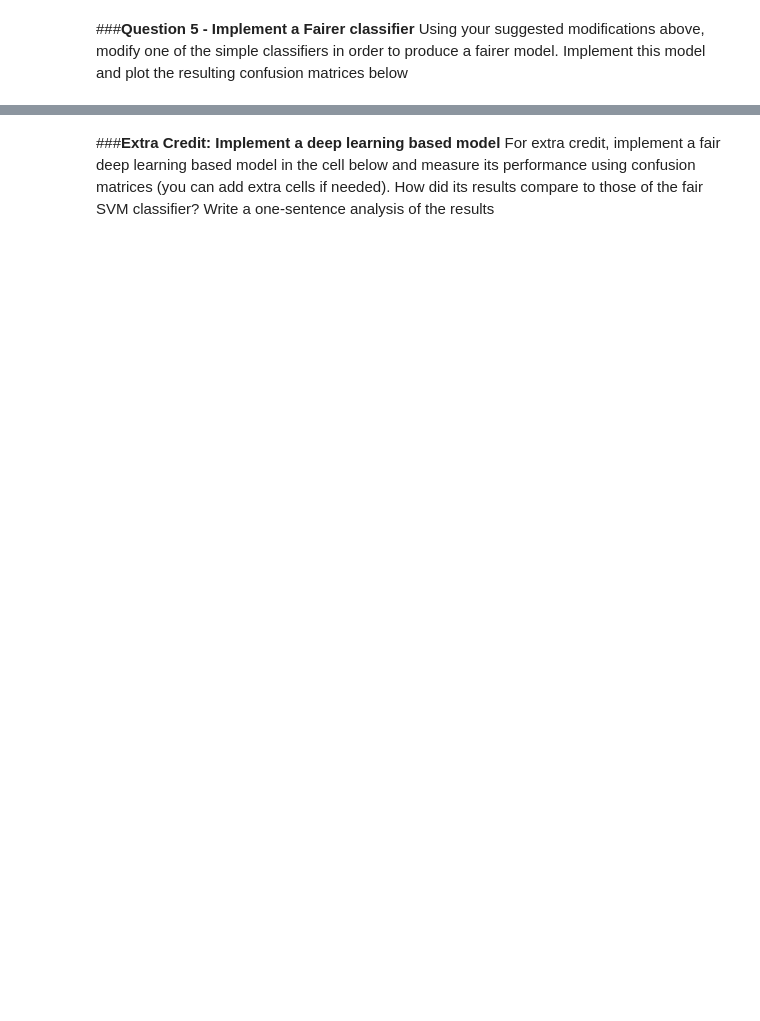
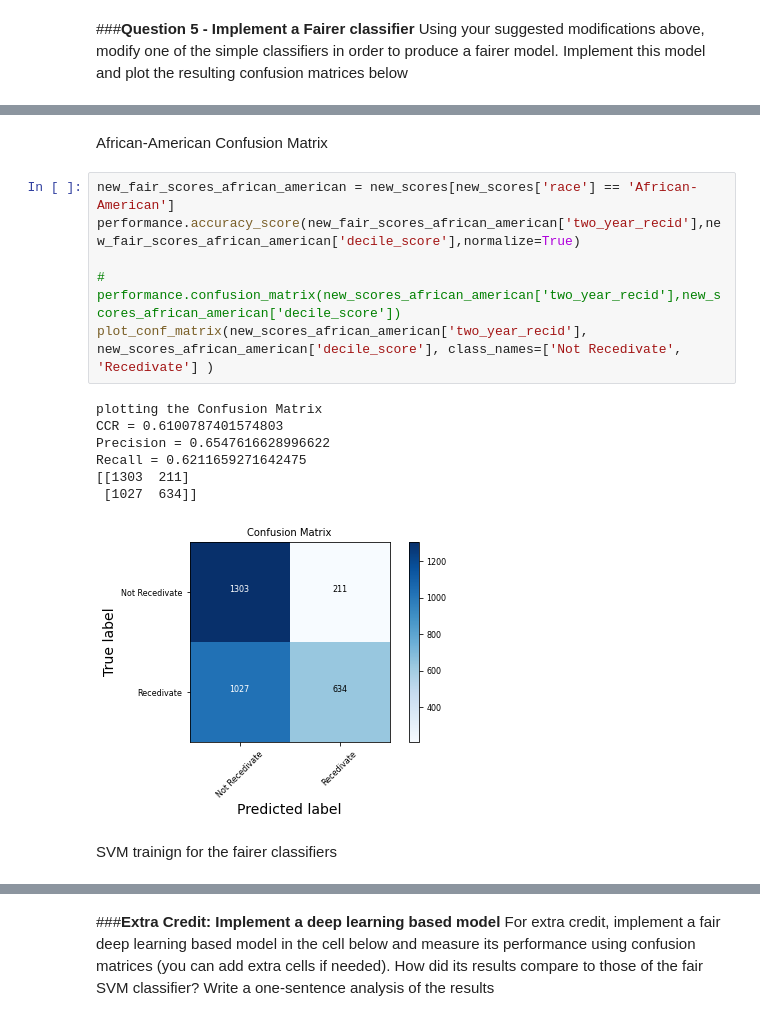
Before and after one commit to orangefreezepops/hw1, a Jupyter notebook: Homework1.ipynb, the cells around one changed output, grey strips where cells are left out. Drawn from its saved outputs; the diff is of its cells as text; blank space fills up the shorter version.

```diff
--- a/Homework1.ipynb
+++ b/Homework1.ipynb
@@ -705,0 +927,18 @@ Using your suggested modifications above, modify one of the simple classifiers i
+# %% [markdown]
+African-American Confusion Matrix
+# %%
+new_fair_scores_african_american = new_scores[new_scores['race'] == 'African-American']
+performance.accuracy_score(new_fair_scores_african_american['two_year_recid'],new_fair_scores_african_american['decile_score'],normalize=True)
+
+# performance.confusion_matrix(new_scores_african_american['two_year_recid'],new_scores_african_american['decile_score'])
+plot_conf_matrix(new_scores_african_american['two_year_recid'], new_scores_african_american['decile_score'], class_names=['Not Recedivate', 'Recedivate'] )
+# %% [output]
+plotting the Confusion Matrix
+CCR = 0.6100787401574803
+Precision = 0.6547616628996622
+Recall = 0.6211659271642475
+[[1303  211]
+ [1027  634]]
+[figure, added]
+# %% [markdown]
+SVM trainign for the fairer classifiers
```
Also changed, not shown: parts of 50 cells of this notebook.
